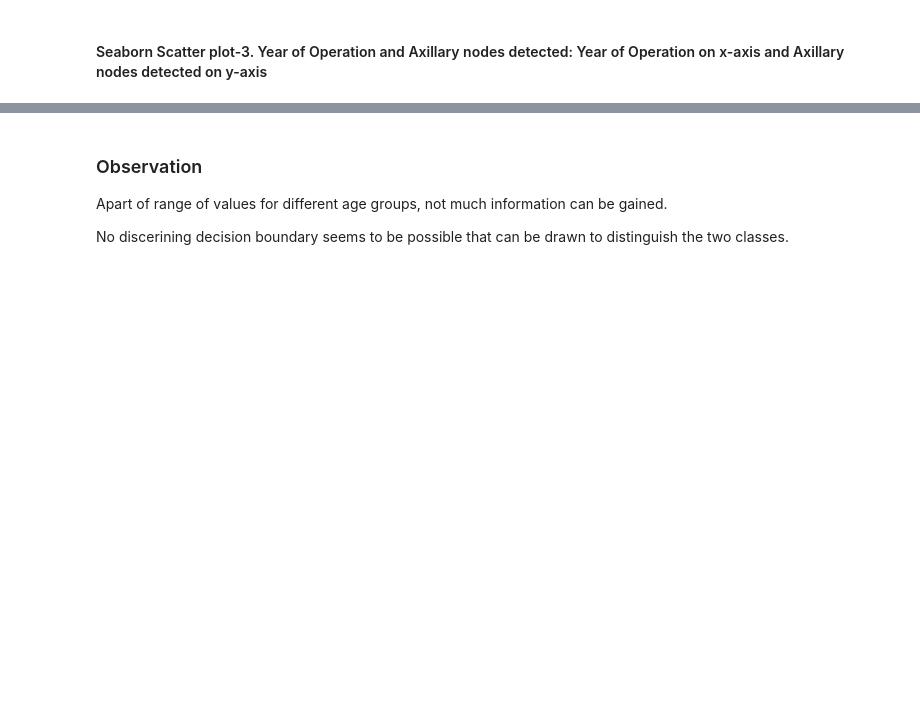
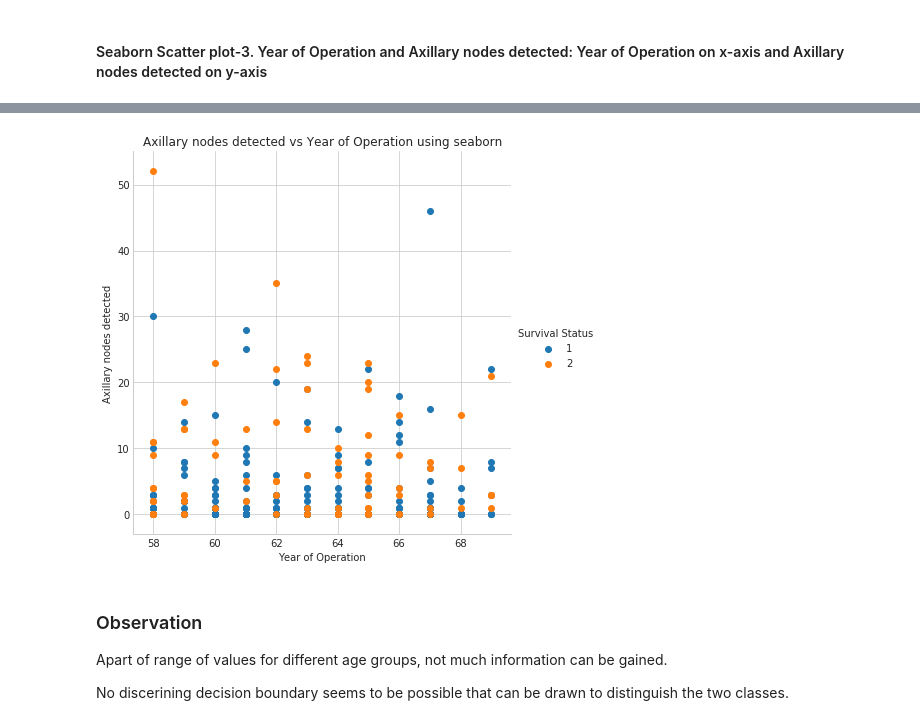
Before and after one commit to krishnakrmahto/Applied-AI-Course-Assignments, a Jupyter notebook: DataVisualisationWithHabermanDataset/EDAOnHaberSurvivalDataset.ipynb, the cells around one changed output, grey strips where cells are left out. Cells and saved outputs as stored; diff of their text form; code cells hidden in the pictures; blank space fills up the shorter version.

```diff
--- a/DataVisualisationWithHabermanDataset/EDAOnHaberSurvivalDataset.ipynb
+++ b/DataVisualisationWithHabermanDataset/EDAOnHaberSurvivalDataset.ipynb
@@ -161,5 +158,6 @@ sns.set_style('whitegrid')
 sns.FacetGrid(df, hue = 'Survival Status', size = 6)\
     .map(plt.scatter, 'Year of Operation', 'Axillary nodes detected')\
     .add_legend()
+plt.title('Axillary nodes detected vs Year of Operation using seaborn')
 plt.show()
 # %% [output]
@@ -168,3 +164,4 @@ plt.show()
+[figure, added]
 # %% [markdown]
 ### Observation
 
```
Also changed, not shown: parts of 25 cells of this notebook.
